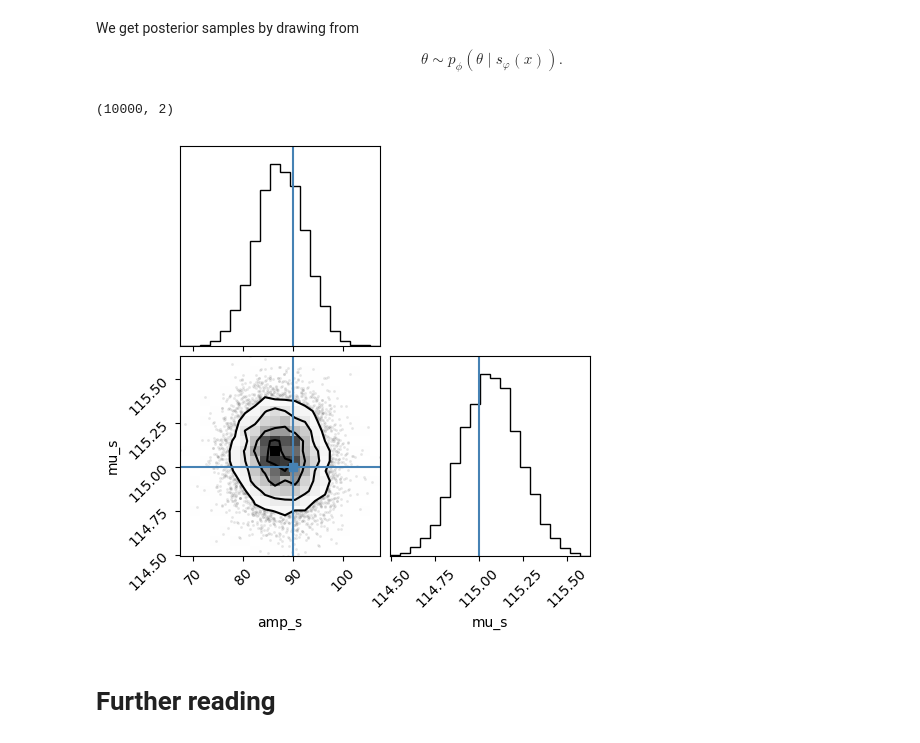
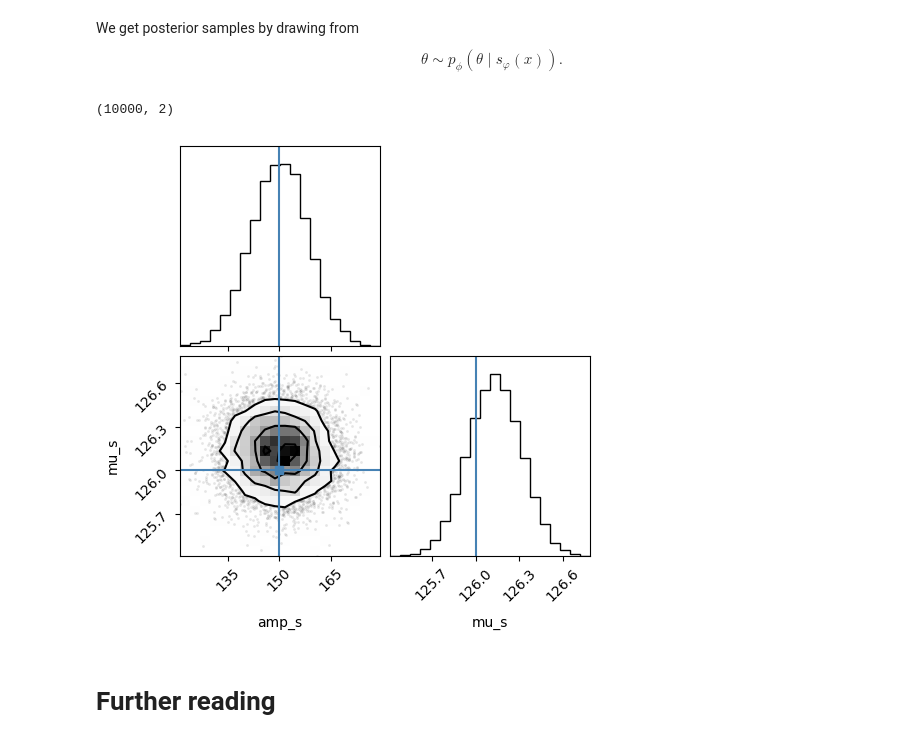
Before and after one commit to jessimic/sbi-tutorial-iaifi, a Jupyter notebook: Tutorial1_Basic_NRE_NPE.ipynb, the cells around one changed output. Drawn from its saved outputs; the diff is of its cells as text; code cells hidden in the pictures.

```diff
--- a/Tutorial1_Basic_NRE_NPE.ipynb
+++ b/Tutorial1_Basic_NRE_NPE.ipynb
@@ -672,7 +649,7 @@ NameError: name 'trainer' is not defined
  We get posterior samples by drawing from
 $$\theta \sim p_\phi(\theta\mid s_\varphi(x)).$$
 # %%
-theta_test = np.array([90, 115])
+theta_test = np.array([150, 126])
 x_test = bump_simulator(theta_test, y)[0]
 # %%
 npe = npe.to(device) #May need if you are running locally, to connect GPU/CPU devices
@@ -682,11 +659,11 @@ context = npe.featurizer(x_test_norm).unsqueeze(0)
 # %%
 samples_test = npe.flow(context).sample((10000,)) * theta_std + theta_mean
 samples_test = samples_test.detach().squeeze().numpy()
 print(samples_test.shape)
-corner.corner(samples_test, labels=["amp_s", "mu_s"], truths=[90, 115]);
+corner.corner(samples_test, labels=["amp_s", "mu_s"], truths=[150, 126]);
 # %% [output]
 (10000, 2)
-[figure, old version]
+[figure, new version]
 # %% [markdown]
 # Further reading
 # %% [markdown]
```
Also changed, not shown: parts of 16 cells of this notebook, 1 other file.
